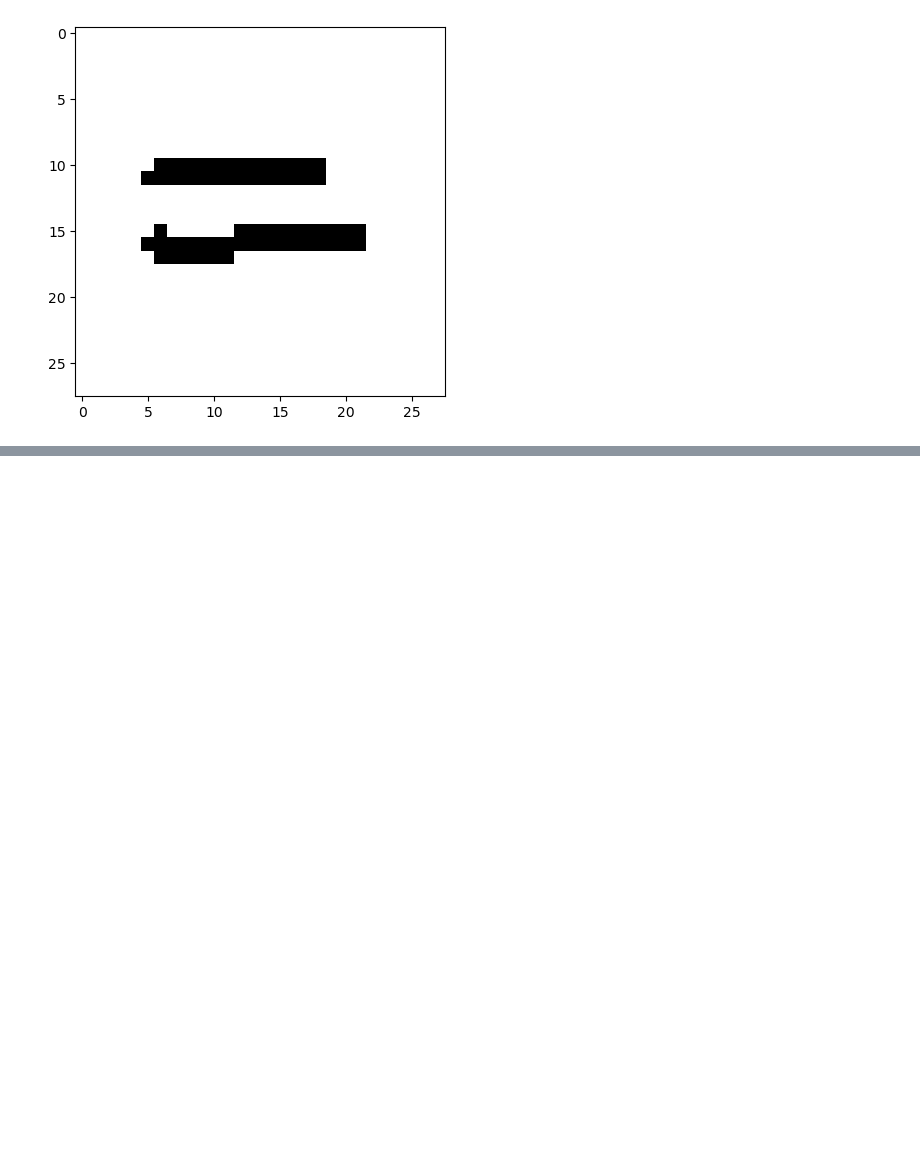
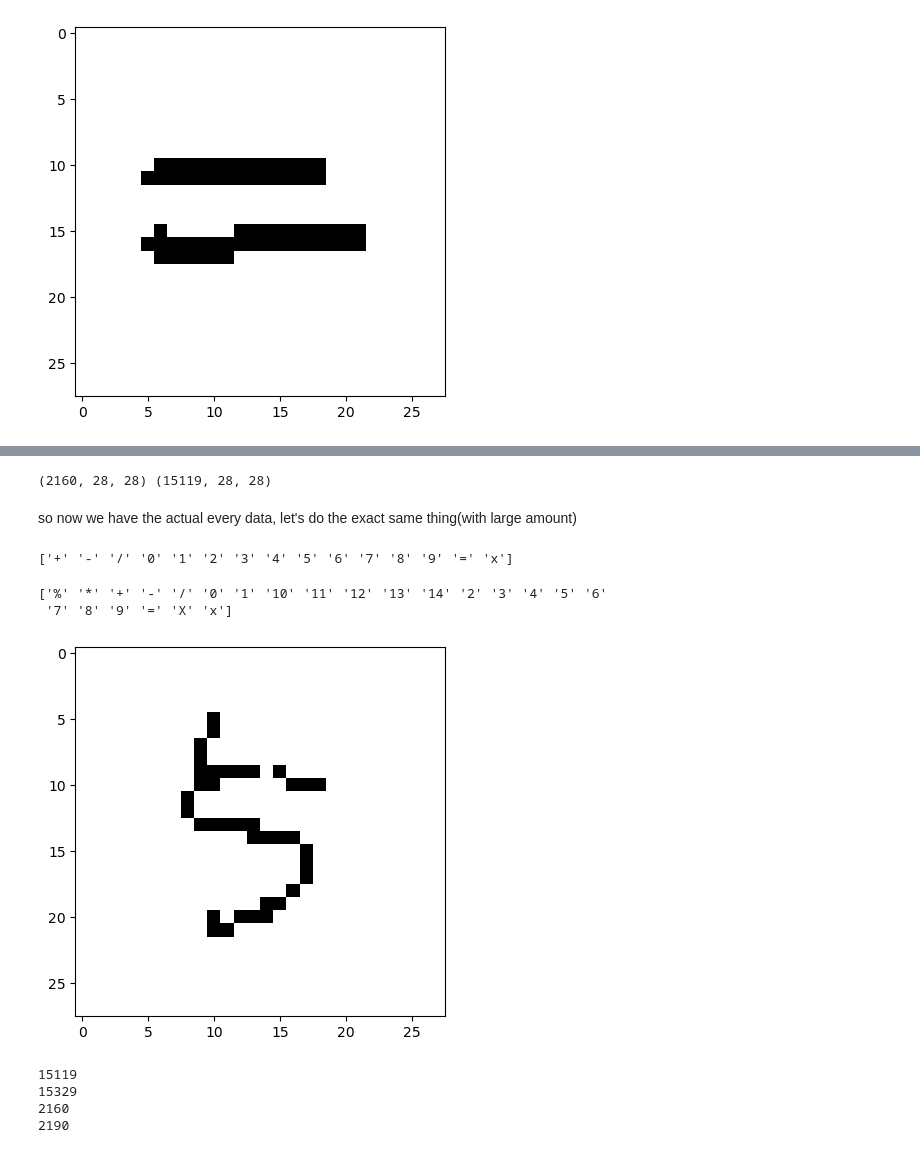
Before and after one commit to nonameR9077/MLproject_2023-2, a Jupyter notebook: dataset/MNIST_image_transform/npzRebase.ipynb, the cells around one changed output, grey strips where cells are left out. Cells and saved outputs as stored; diff of their text form; code cells hidden in the pictures; blank space fills up the shorter version.

Commit message:
rebase actual data - confused version(not done yet)

```diff
--- a/dataset/MNIST_image_transform/npzRebase.ipynb
+++ b/dataset/MNIST_image_transform/npzRebase.ipynb
@@ -182,0 +196,61 @@ for i in range(5):
+# %%
+print(
+all_num_test["img"].shape,
+all_num_trVal["img"].shape
+)
+# %% [output]
+(2160, 28, 28) (15119, 28, 28)
+# %% [markdown]
+so now we have the actual every data, let's do the exact same thing(with large amount)
+# %%
+# sample = all_num_trVal["img"][4]
+# plot_digit(sample)
+# plt.show()
+print(np.unique(all_num_trVal["label"]))
+# %% [output]
+['+' '-' '/' '0' '1' '2' '3' '4' '5' '6' '7' '8' '9' '=' 'x']
+# %%
+print(np.unique(all_sym_trVal["label"]))
+# %% [output]
+['%' '*' '+' '-' '/' '0' '1' '10' '11' '12' '13' '14' '2' '3' '4' '5' '6'
+ '7' '8' '9' '=' 'X' 'x']
+# %%
+plot_digit(rebase_center(sample))
+plt.show()
+# %% [output]
+[figure, added]
+# %%
+num_trVal_size = np.shape(all_num_trVal["img"])[0]
+sym_trVal_size = np.shape(all_sym_trVal["img"])[0]
+
+num_test_size = np.shape(all_num_test["img"])[0]
+sym_test_size = np.shape(all_sym_test["img"])[0]
+
+num_trVal_rebased = np.reshape(all_num_trVal["img"], (num_trVal_size, 784))
+sym_trVal_rebased = np.reshape(all_sym_trVal["img"], (sym_trVal_size, 784))
+
+num_test_rebased = np.reshape(all_num_test["img"], (num_test_size, 784))
+sym_test_rebased = np.reshape(all_sym_test["img"], (sym_test_size, 784))
+
+print(num_trVal_size)
+print(sym_trVal_size)
+
+print(num_test_size)
+print(sym_test_size)
+
+for i in range(num_trVal_size):
+    num_trVal_rebased[i] = rebase_center(num_trVal_rebased[i])
+
+for i in range(sym_trVal_size):
+    sym_trVal_rebased[i] = rebase_center(sym_trVal_rebased[i])
+
+for i in range(num_test_size):
+    num_test_rebased[i] = rebase_center(num_test_rebased[i])
+
+for i in range(sym_test_size):
+    sym_test_rebased[i] = rebase_center(sym_test_rebased[i])
+# %% [output]
+15119
+15329
+2160
+2190
```
Also changed, not shown: parts of 12 cells of this notebook, 8 other files.
